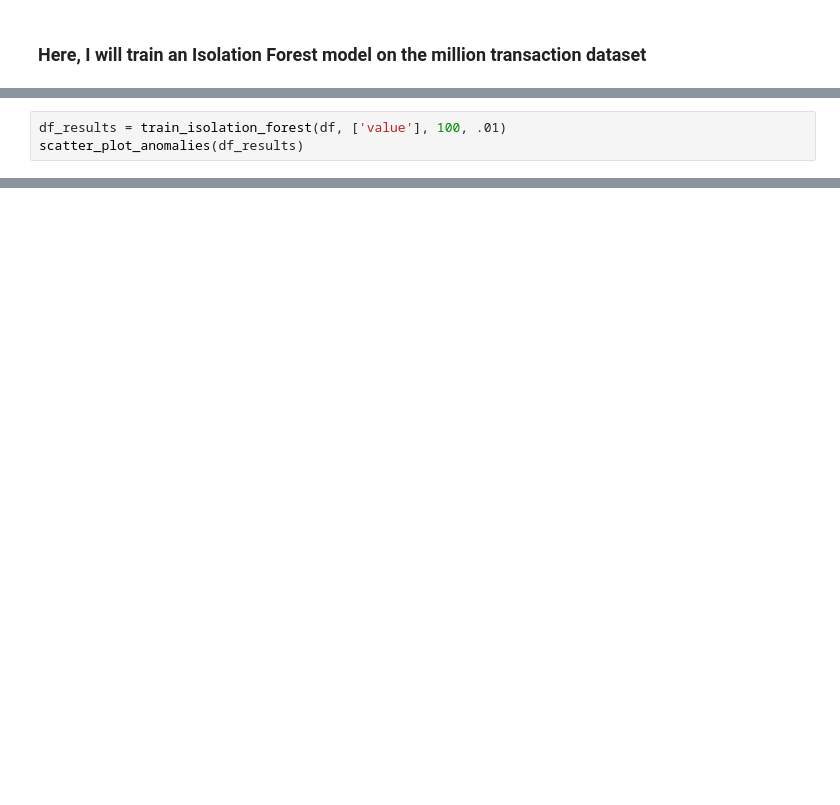
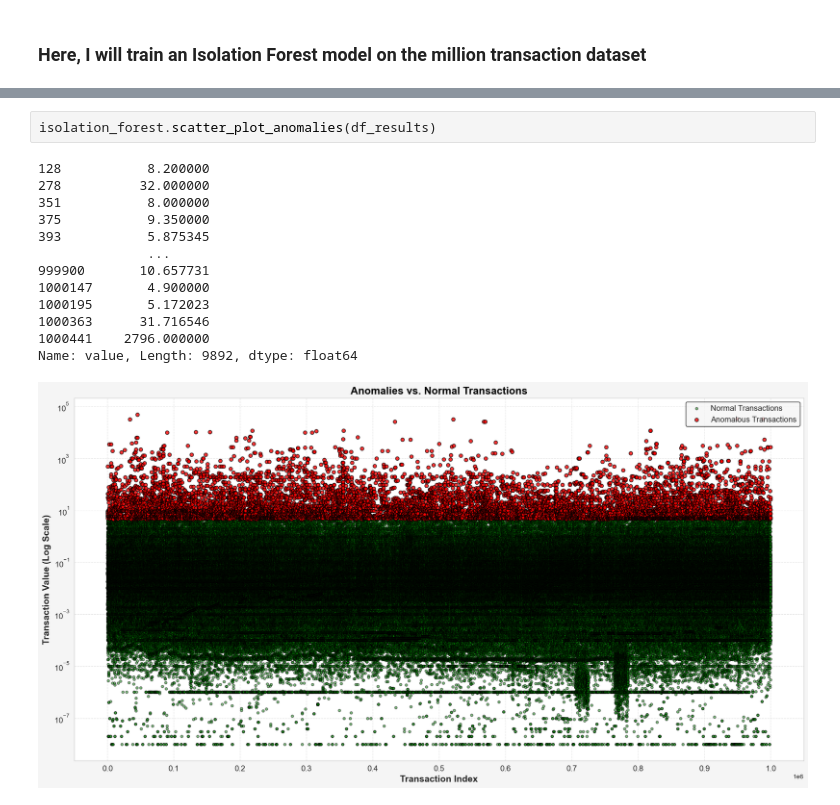
Before and after one commit to seelyfrank/blockchain-fraud-detection, a Jupyter notebook: notebooks/IsolationForest.ipynb, the cells around one changed output, grey strips where cells are left out. Cells and saved outputs as stored; diff of their text form; blank space fills up the shorter version.

```diff
--- a/notebooks/IsolationForest.ipynb
+++ b/notebooks/IsolationForest.ipynb
@@ -117,3 +38,0 @@ def scatter_plot_anomalies(df):
-# %%
-df_results = train_isolation_forest(df, ['value'], 100, .01)
-scatter_plot_anomalies(df_results)
@@ -137,0 +73,16 @@ ValueError: could not convert string to float: '0x06dc5006e9cc13418808a35b5a6fb9
+# %%
+isolation_forest.scatter_plot_anomalies(df_results)
+# %% [output]
+128           8.200000
+278          32.000000
+351           8.000000
+375           9.350000
+393           5.875345
+              ...
+999900       10.657731
+1000147       4.900000
+1000195       5.172023
+1000363      31.716546
+1000441    2796.000000
+Name: value, Length: 9892, dtype: float64
+[figure, added]
```
Also changed, not shown: parts of 10 cells of this notebook, 4 other files.
